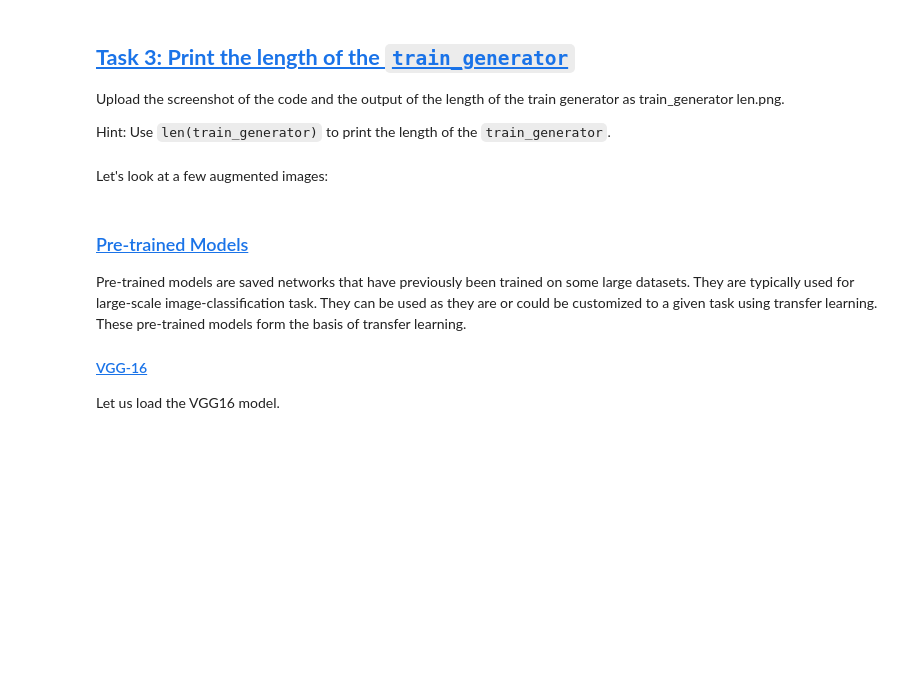
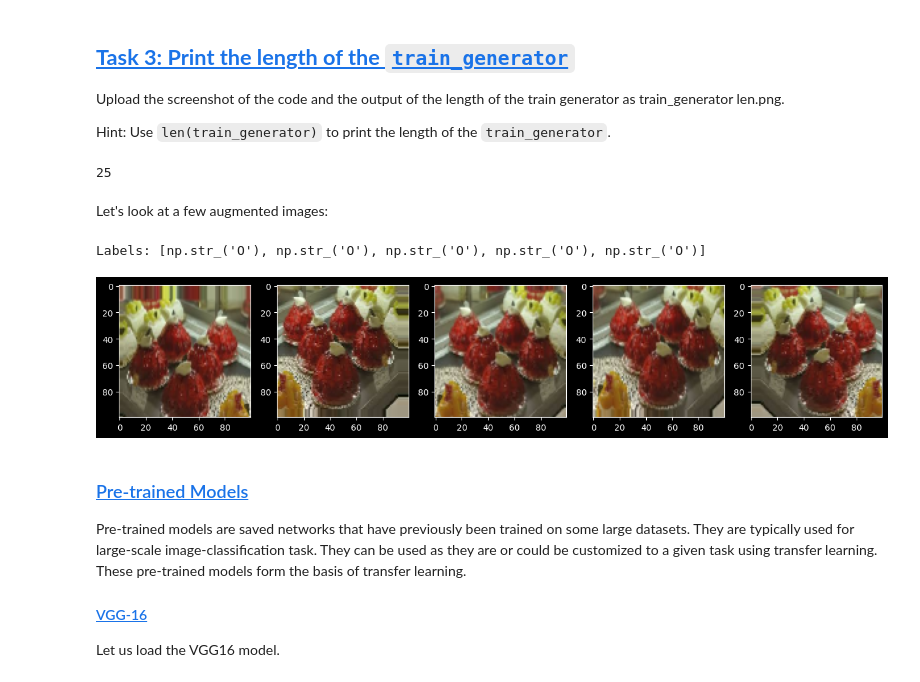
Before and after one commit to julihocc/deep-learning-with-tensorflow, a Jupyter notebook: 702-final-project/Final Proj-Classify Waste Products Using TL- FT-v1.ipynb, the cells around one changed output. Drawn from its saved outputs; the diff is of its cells as text; code cells hidden in the pictures; blank space fills up the shorter version.

```diff
--- a/702-final-project/Final Proj-Classify Waste Products Using TL- FT-v1.ipynb
+++ b/702-final-project/Final Proj-Classify Waste Products Using TL- FT-v1.ipynb
@@ -344,26 +344,38 @@ Upload the screenshot of the code and the output of the length of the train gene
 Hint: Use `len(train_generator)` to print the length of the `train_generator`.
 # %%
 # Task 3: print the length of the `train_generator`
+len(train_generator)
+# %% [output]
+25
 # %% [markdown]
 Let's look at a few augmented images:
 # %%
 from pathlib import Path
 
 IMG_DIM = (100, 100)
 
-train_files = glob.glob('./o-vs-r-split/train/O/*')
+train_files = glob.glob("./o-vs-r-split/train/O/*")
 train_files = train_files[:20]
-train_imgs = [tf.keras.preprocessing.image.img_to_array(tf.keras.preprocessing.image.load_img(img, target_size=IMG_DIM)) for img in train_files]
+train_imgs = [
+    tf.keras.preprocessing.image.img_to_array(
+        tf.keras.preprocessing.image.load_img(img, target_size=IMG_DIM)
+    )
+    for img in train_files
+]
 train_imgs = np.array(train_imgs)
 train_labels = [Path(fn).parent.name for fn in train_files]
 
 img_id = 0
-O_generator = train_datagen.flow(train_imgs[img_id:img_id+1], train_labels[img_id:img_id+1],
-                                   batch_size=1)
-O = [next(O_generator) for i in range(0,5)]
-fig, ax = plt.subplots(1,5, figsize=(16, 6))
-print('Labels:', [item[1][0] for item in O])
-l = [ax[i].imshow(O[i][0][0]) for i in range(0,5)]
+O_generator = train_datagen.flow(
+    train_imgs[img_id : img_id + 1], train_labels[img_id : img_id + 1], batch_size=1
+)
+O = [next(O_generator) for i in range(0, 5)]
+fig, ax = plt.subplots(1, 5, figsize=(16, 6))
+print("Labels:", [item[1][0] for item in O])
+l = [ax[i].imshow(O[i][0][0]) for i in range(0, 5)]
+# %% [output]
+Labels: [np.str_('O'), np.str_('O'), np.str_('O'), np.str_('O'), np.str_('O')]
+[figure, added]
 # %% [markdown]
 ### <a id='toc1_8_1_'></a>[Pre-trained Models](#toc0_)
 
```
Also changed, not shown: parts of 2 cells of this notebook.
